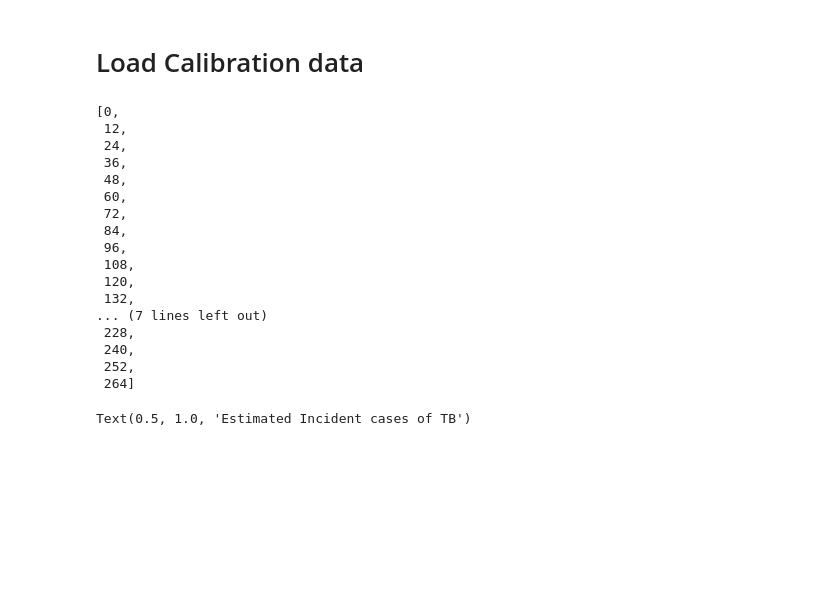
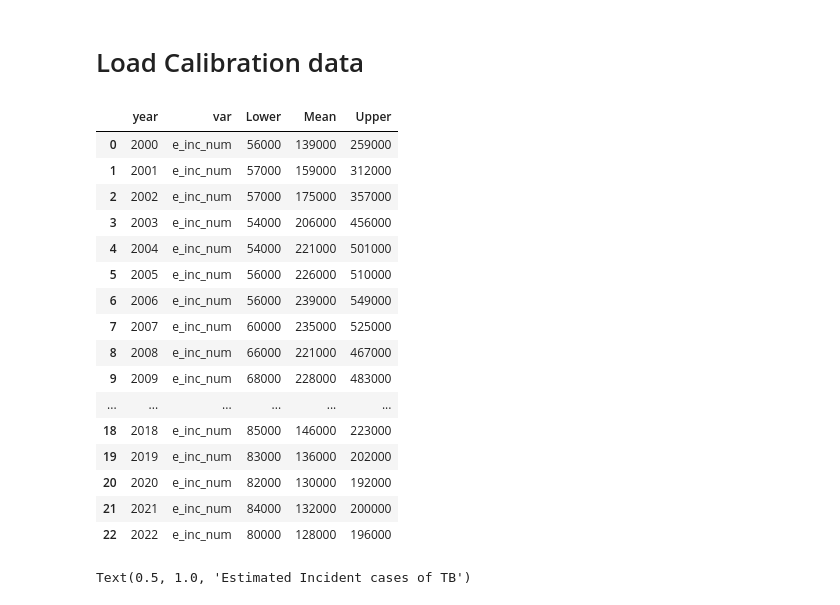
Before and after one commit to adenooy2/MSc-Thesis, a Jupyter notebook: model/transmission/Transmission Model Calibration.ipynb, the cells around one changed output. Saved outputs shown, nothing was run; the diff lists cells and outputs as text; code cells hidden in the pictures; blank space fills up the shorter version.

```diff
--- a/model/transmission/Transmission Model Calibration.ipynb
+++ b/model/transmission/Transmission Model Calibration.ipynb
@@ -13,26 +13,25 @@ import scipy as sp
 # %%
 data = pd.read_csv("/Users/adenooy/Library/CloudStorage/OneDrive-Personal/UVA/Thesis/MSc-Thesis/data/dynamic/calibration_incidence.csv", sep=',',decimal='.')
 data=data.drop("Unnamed: 0",axis=1)
 data.head(23)
-list(data.index*12)
 # %% [output]
-[0,
- 12,
- 24,
- 36,
- 48,
- 60,
- 72,
- 84,
- 96,
- 108,
- 120,
- 132,
-... (7 lines left out)
- 228,
- 240,
- 252,
- 264]
+|  | year | var | Lower | Mean | Upper |
+| 0 | 2000 | e_inc_num | 56000 | 139000 | 259000 |
+| 1 | 2001 | e_inc_num | 57000 | 159000 | 312000 |
+| 2 | 2002 | e_inc_num | 57000 | 175000 | 357000 |
+| 3 | 2003 | e_inc_num | 54000 | 206000 | 456000 |
+| 4 | 2004 | e_inc_num | 54000 | 221000 | 501000 |
+| 5 | 2005 | e_inc_num | 56000 | 226000 | 510000 |
+| 6 | 2006 | e_inc_num | 56000 | 239000 | 549000 |
+| 7 | 2007 | e_inc_num | 60000 | 235000 | 525000 |
+| 8 | 2008 | e_inc_num | 66000 | 221000 | 467000 |
+| 9 | 2009 | e_inc_num | 68000 | 228000 | 483000 |
+| ... | ... | ... | ... | ... | ... |
+| 18 | 2018 | e_inc_num | 85000 | 146000 | 223000 |
+| 19 | 2019 | e_inc_num | 83000 | 136000 | 202000 |
+| 20 | 2020 | e_inc_num | 82000 | 130000 | 192000 |
+| 21 | 2021 | e_inc_num | 84000 | 132000 | 200000 |
+| 22 | 2022 | e_inc_num | 80000 | 128000 | 196000 |
 # %%
 plt.plot(data["year"], data['Mean'],label="mean_estimate",color="green")
 #plt=dataSoil.plot(x="days",y="bacteria_measured")
```
Also changed, not shown: parts of 5 cells of this notebook, 10 other files.
